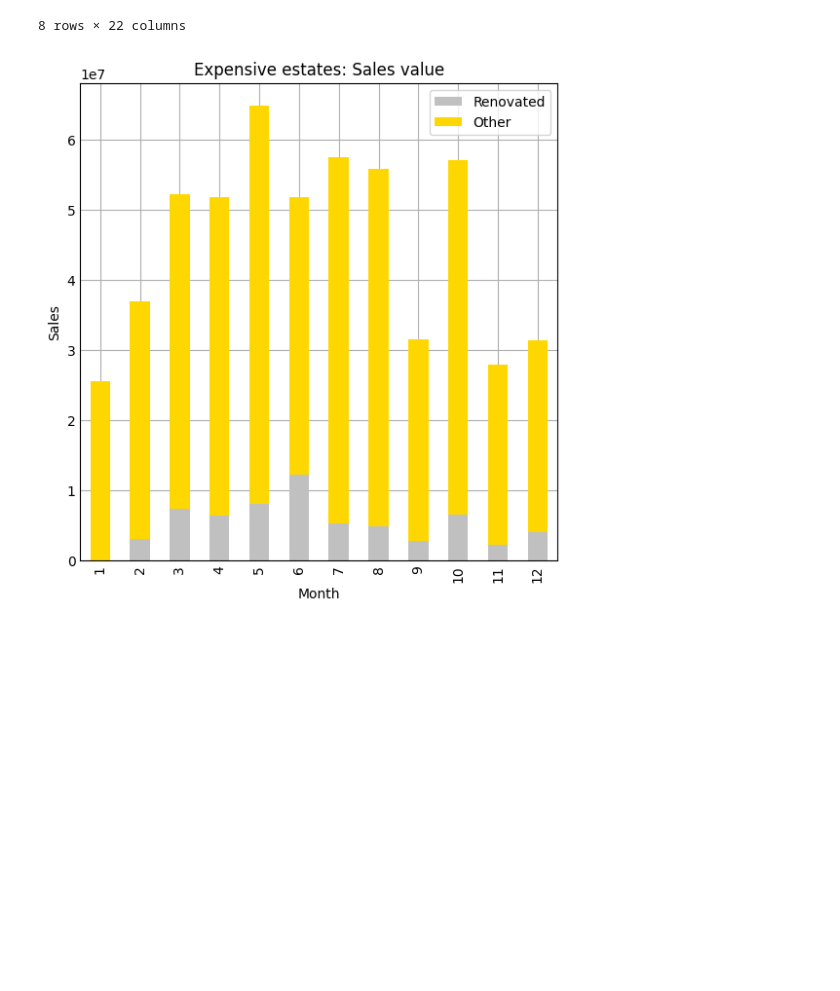
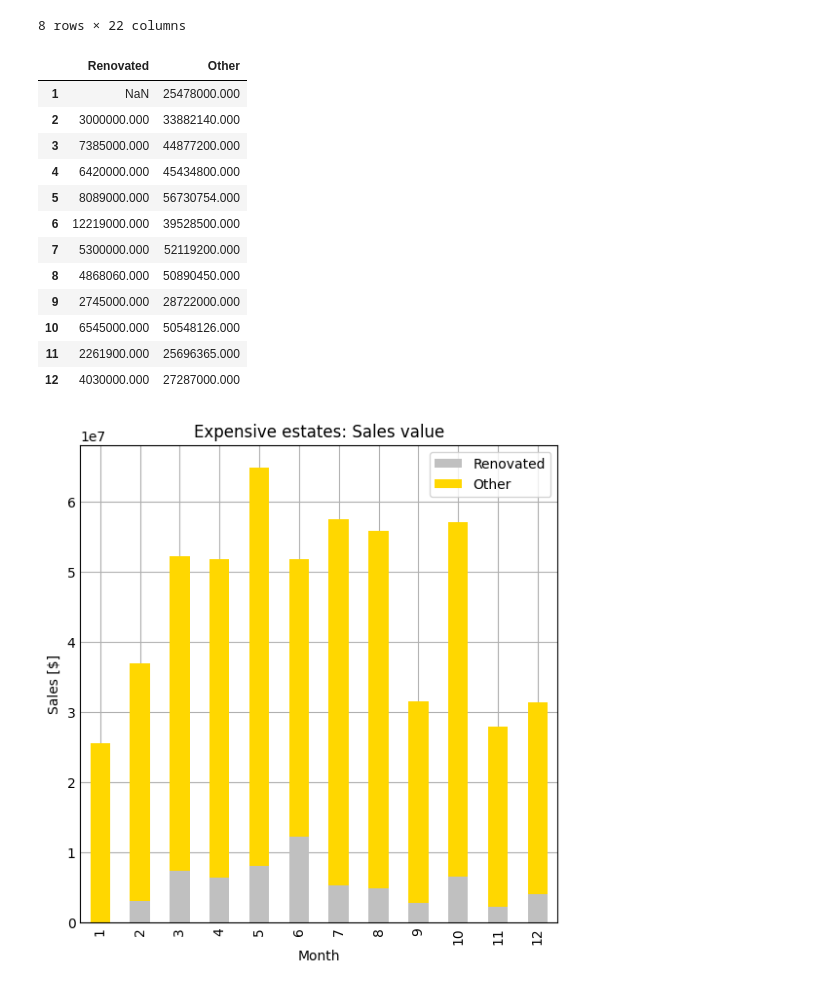
Before and after one commit to torstenschenk/buy_sale, a Jupyter notebook: EDA.ipynb, the cells around one changed output. Saved outputs shown, nothing was run; the diff lists cells and outputs as text; code cells hidden in the pictures; blank space fills up the shorter version.

```diff
--- a/EDA.ipynb
+++ b/EDA.ipynb
@@ -571,22 +583,40 @@ df_center.describe()
 8 rows × 22 columns
 # %%
 # extract value of renovated and unrenovated sales per month
+price_mean = df_estates['price'].mean()
+df_center = df_estates.query('price > @price_mean and lat > 47.6 and lat < 47.68 and long < -122.18 and long > -122.25')
+
 renov = df_center.query('yr_renovated > 0.1')['date'].dt.month
 price = df_center.query('yr_renovated > 0.1')['price']
 df = pd.DataFrame ({'renov':renov, 'Renovated':price})
 dff_renov = df.groupby(["renov"]).Renovated.sum().reset_index()
 dff_renov = dff_renov.set_index('renov')
 
 
 unrenov = df_center.query('yr_renovated < 0.1')['date'].dt.month
 unprice = df_center.query('yr_renovated < 0.1')['price']
 df = pd.DataFrame ({'unrenov':unrenov, 'Other':unprice})
 dff_unrenov = df.groupby(["unrenov"]).Other.sum().reset_index()
 dff_unrenov = dff_unrenov.set_index('unrenov')
 
 res = pd.concat([dff_renov, dff_unrenov], axis=1)
 res_sorted = res.sort_index()
 
-ax = res_sorted.plot.bar(xlabel='Month', ylabel='Sales', stacked=True, figsize=(5,5), color=['silver','gold'], title="Expensive estates: Sales value")
+ax = res_sorted.plot.bar(xlabel='Month', ylabel='Sales [$]', stacked=True, figsize=(5,5), color=['silver','gold'], title="Expensive estates: Sales value")
+
+res_sorted
 # %% [output]
+|  | Renovated | Other |
+| 1 | NaN | 25478000.000 |
+| 2 | 3000000.000 | 33882140.000 |
+| 3 | 7385000.000 | 44877200.000 |
+| 4 | 6420000.000 | 45434800.000 |
+| 5 | 8089000.000 | 56730754.000 |
+| 6 | 12219000.000 | 39528500.000 |
+| 7 | 5300000.000 | 52119200.000 |
+| 8 | 4868060.000 | 50890450.000 |
+| 9 | 2745000.000 | 28722000.000 |
+| 10 | 6545000.000 | 50548126.000 |
+| 11 | 2261900.000 | 25696365.000 |
+| 12 | 4030000.000 | 27287000.000 |
-[figure, old version]
+[figure, new version]
```
Also changed, not shown: parts of 6 cells of this notebook, 1 other file.
